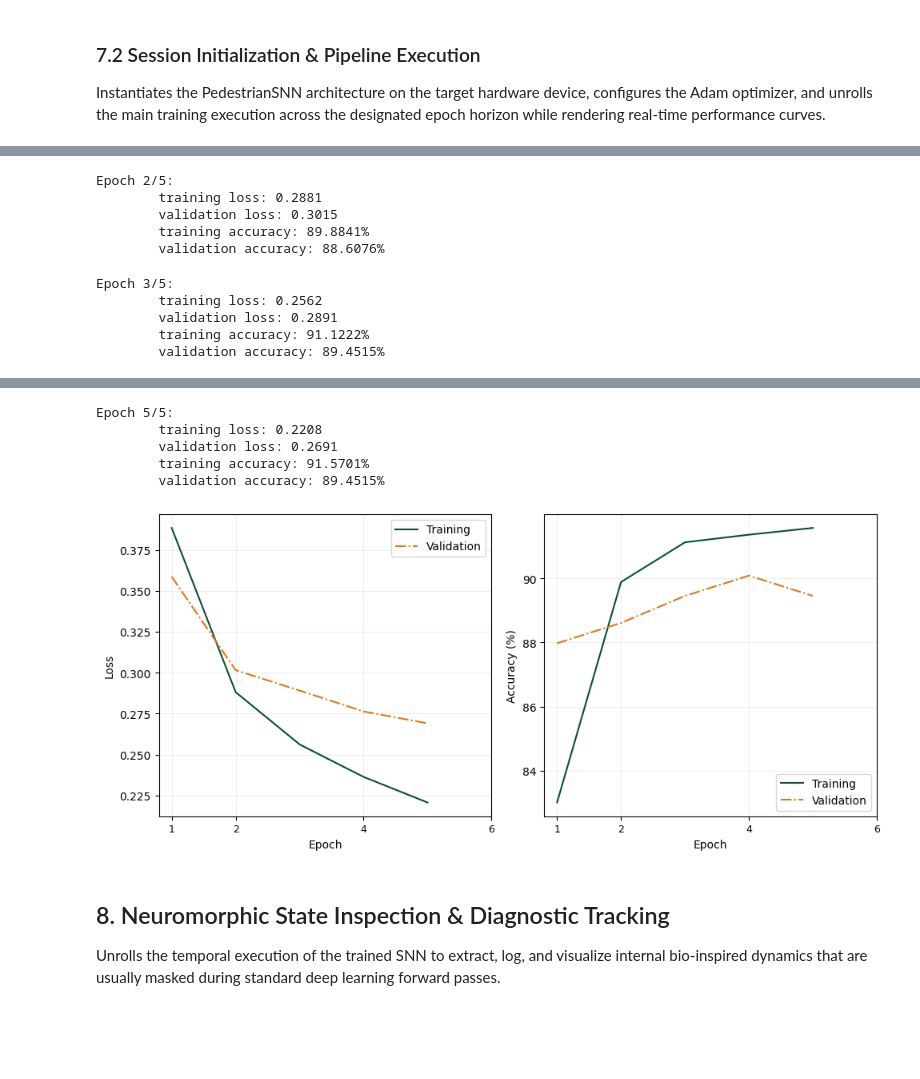
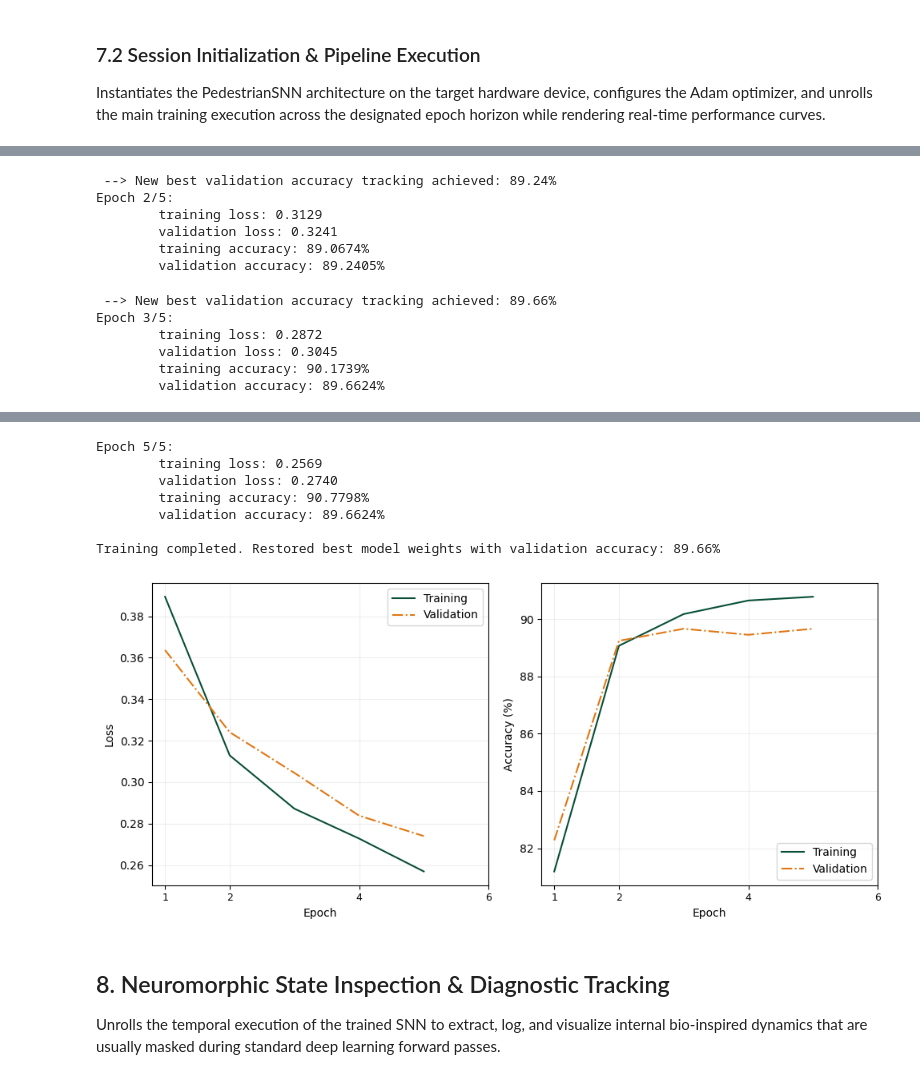
Before and after one commit to tmmssd/pedestrian_detection, a Jupyter notebook: pedestrian_detection_single_task_snn.ipynb, the cells around one changed output, grey strips where cells are left out. Drawn from its saved outputs; the diff is of its cells as text; code cells hidden in the pictures; blank space fills up the shorter version.

Commit message:
Stablized validation accuracy in  "pedestrian_detection_singleitask.ipynb",  updated a textual description in "pedestrian_detection_multitask.ipynb" and updated "README.md" file

```diff
--- a/pedestrian_detection_single_task_snn.ipynb
+++ b/pedestrian_detection_single_task_snn.ipynb
@@ -497,6 +498,7 @@ architecture_settings = {
     "conv2_filters"    : 32,        # Output feature maps of second layer
     "shared_dim"       : 128,       # Neurons in the common representation layer
     "output_cls_dim"   : 1,         # Binary mapping for pedestrian presence
+    "dropout_prob"     : 0.25,      # Dropout probability to reduce overfitting and boost test accuracy
 }
 
 # Neuronal dynamic hyperparameters (snntorch Leaky integration rules)
@@ -528,6 +530,7 @@ class PedestrianSNN(nn.Module):
         c2_filters = settings["conv2_filters"]
         shared_dim = settings["shared_dim"]
         cls_dim = settings["output_cls_dim"]
+        dropout_prob = settings.get("dropout_prob", 0.0) # Unpack dropout configuration
 
         # Unpacking neuronal dynamic hyperparameters from the configurations dictionary
         beta = settings["beta"]
@@ -543,6 +546,10 @@ class PedestrianSNN(nn.Module):
         self.conv2 = nn.Conv2d(c1_filters, c2_filters, kernel_size=3, padding=1)
         self.lif2 = snn.Leaky(beta=beta, spike_grad=spike_grad)
         self.pool2 = nn.MaxPool2d(2)
+
+        # Regularization layers initialized for 2D spatial features and 1D latent dense units
+        self.spatial_dropout = nn.Dropout2d(p=dropout_prob)
+        self.dense_dropout = nn.Dropout(p=dropout_prob)
 
         # Fully Connected layers for processing decision flows
         # Expected output after pools: 32 feature maps of 32x32 size
@@ -564,6 +571,18 @@ class PedestrianSNN(nn.Module):
         # Accumulators for simulation outputs across time steps
         cls_out_rec = []
 
+        # Sample temporal-invariant dropout masks during training phase to preserve temporal spike coherence
+        spatial_mask = None
+        dense_mask = None
+        if self.training:
+            # Generate static 2D spatial mask using dummy tensor mirroring shape [Batch, Channels, H, W]
+            dummy_spatial = torch.ones(x.size(0), self.conv2.out_channels, 32, 32, device=x.device)
+            spatial_mask = self.spatial_dropout(dummy_spatial)
+
+            # Generate static 1D latent mask mirroring shape [Batch, shared_dim]
+            dummy_dense = torch.ones(x.size(0), self.fc_shared.out_features, device=x.device)
+            dense_mask = self.dense_dropout(dummy_dense)
+
         for step in range(self.num_steps):
             # Pass through the first Convolutional + Spiking block
             cur1 = self.pool1(self.conv1(x))
@@ -573,12 +592,20 @@ class PedestrianSNN(nn.Module):
             cur2 = self.pool2(self.conv2(spk1))
             spk2, mem2 = self.lif2(cur2, mem2)
 
+            # Apply the invariant spatial dropout mask exclusively during training
+            if self.training:
+                spk2 = spk2 * spatial_mask
+
             # Flattening for feeding into dense layers
             spk2_flat = spk2.view(spk2.size(0), -1)
 
             # Shared dense layer
             cur_shared = self.fc_shared(spk2_flat)
             spk_shared, mem_shared = self.lif_shared(cur_shared, mem_shared)
+
+            # Apply the invariant dense dropout mask exclusively during training
+            if self.training:
+                spk_shared = spk_shared * dense_mask
 
             # Classification output for the current step
             cur_cls = self.fc_cls(spk_shared)
@@ -677,11 +704,16 @@ model = PedestrianSNN(num_steps=num_steps, settings=snn_settings).to(device)
 
 # Definition of criteria and optimizer constraints
 criterion_cls = nn.BCEWithLogitsLoss()
-optimizer = torch.optim.Adam(model.parameters(), lr=learning_rate)
+# Implemented weight_decay (L2 regularization) to penalize exploding weight structures
+optimizer = torch.optim.Adam(model.parameters(), lr=learning_rate, weight_decay=1e-4)
 
 # Result collection accumulators for training and validation phases
 pedestrian_training_results = []
 pedestrian_validation_results = []
+
+# Tracking variables to isolate and preserve the best performing model state
+best_val_acc = 0.0
+best_model_wts = copy.deepcopy(model.state_dict())
 
 # Main execution across the chosen training epochs range
 for epoch in range(num_epochs):
@@ -698,12 +730,22 @@ for epoch in range(num_epochs):
     pedestrian_training_results.append([train_loss, train_acc])
     pedestrian_validation_results.append([val_loss, val_acc])
 
+    # Checkpoint tracking logic to evaluate if current step maximized generalization score
+    if val_acc > best_val_acc:
+        best_val_acc = val_acc
+        best_model_wts = copy.deepcopy(model.state_dict())
+        print(f" --> New best validation accuracy tracking achieved: {val_acc*100:.2f}%")
+
     # Standard laboratory print output representation format
     print(f"Epoch {epoch+1}/{num_epochs}: \n"
           f"\ttraining loss: {pedestrian_training_results[-1][0]:.4f} \n"
           f"\tvalidation loss: {pedestrian_validation_results[-1][0]:.4f} \n"
           f"\ttraining accuracy: {np.round(pedestrian_training_results[-1][1]*100, 4)}% \n"
           f"\tvalidation accuracy: {np.round(pedestrian_validation_results[-1][1]*100, 4)}%")
+
+# Restoring the absolute optimal parameters into the model object before inference tracking
+model.load_state_dict(best_model_wts)
+print(f"\nTraining completed. Restored best model weights with validation accuracy: {best_val_acc*100:.2f}%\n")
 
 # Generate and render the diagnostic learning curves dashboard
 learning_curves(
@@ -721,11 +764,13 @@ Epoch 1/5:
+ --> New best validation accuracy tracking achieved: 89.24%
 Epoch 2/5:
-        training loss: 0.2881
-        validation loss: 0.3015
-        training accuracy: 89.8841%
-        validation accuracy: 88.6076%
+        training loss: 0.3129
+        validation loss: 0.3241
+        training accuracy: 89.0674%
+        validation accuracy: 89.2405%
+ --> New best validation accuracy tracking achieved: 89.66%
 Epoch 3/5:
-        training loss: 0.2562
-        validation loss: 0.2891
-        training accuracy: 91.1222%
-        validation accuracy: 89.4515%
+        training loss: 0.2872
+        validation loss: 0.3045
+        training accuracy: 90.1739%
+        validation accuracy: 89.6624%
 Epoch 4/5:
@@ -736,9 +781,11 @@ Epoch 4/5:
 Epoch 5/5:
-        training loss: 0.2208
-        validation loss: 0.2691
-        training accuracy: 91.5701%
-        validation accuracy: 89.4515%
+        training loss: 0.2569
+        validation loss: 0.2740
+        training accuracy: 90.7798%
+        validation accuracy: 89.6624%
+
+Training completed. Restored best model weights with validation accuracy: 89.66%
-[figure, old version]
+[figure, new version]
 # %% [markdown]
 ## 8. Neuromorphic State Inspection & Diagnostic Tracking
 
```
Also changed, not shown: parts of 8 cells of this notebook, 2 other files.
